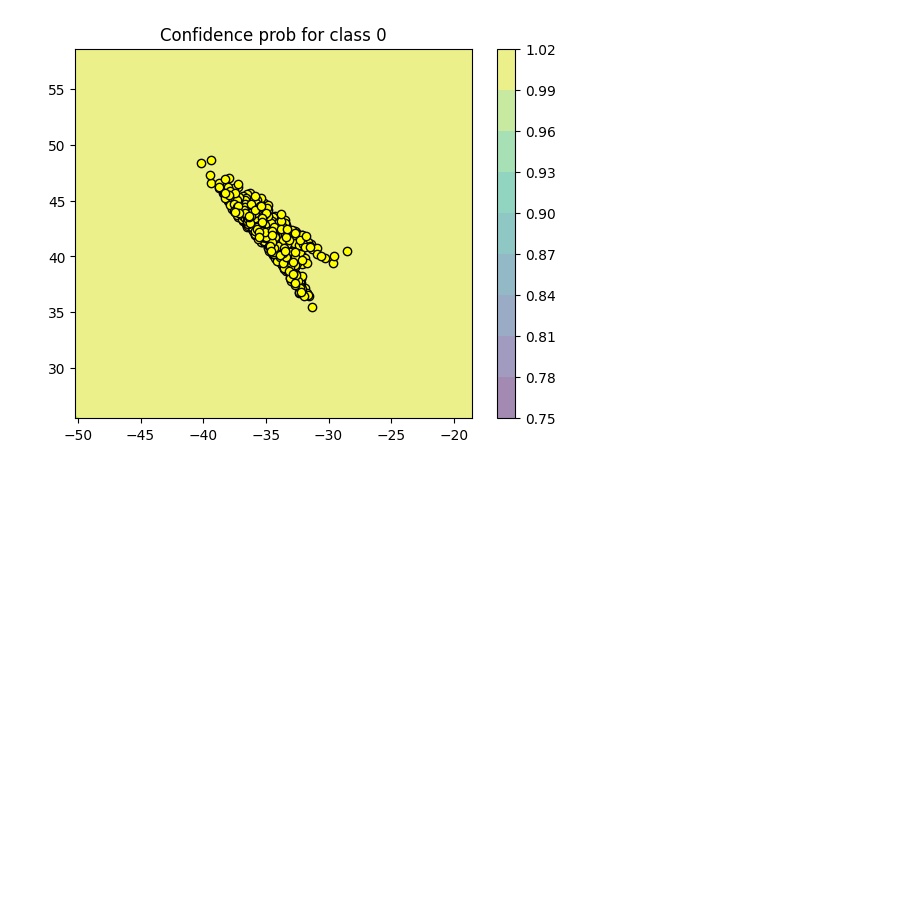
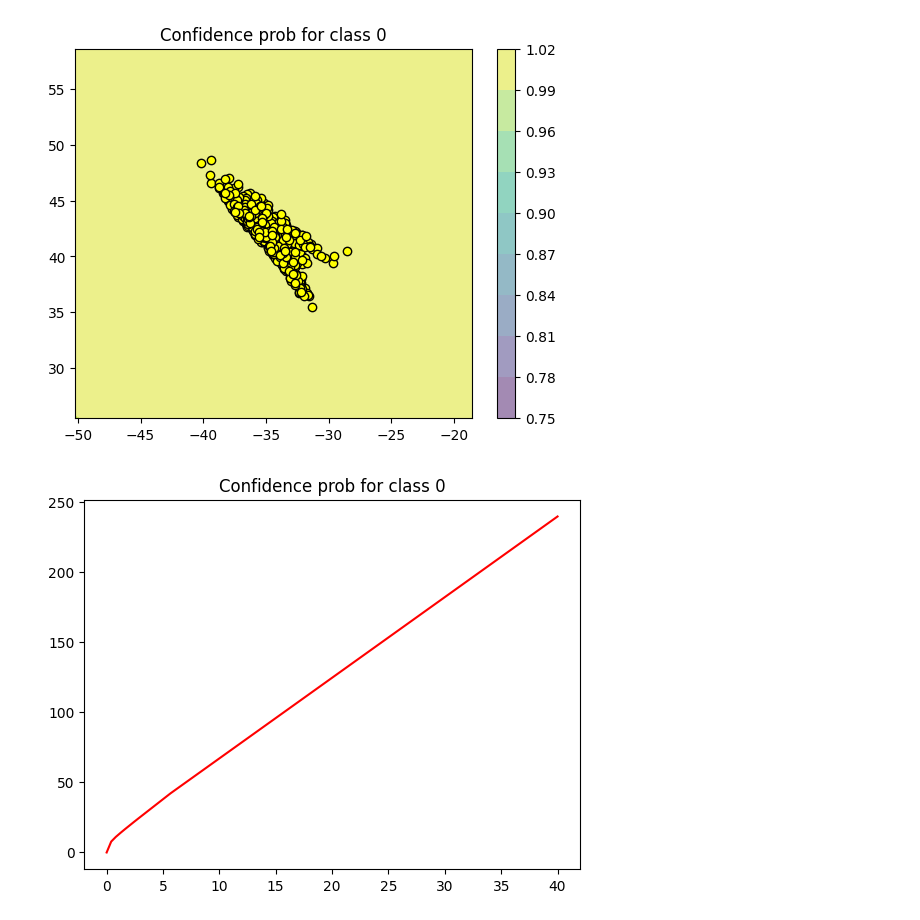
Before and after one commit to CristianManta/classifier-recovery, a Jupyter notebook: gmm-classifier-debug-learning.ipynb, the cells around one changed output. Saved outputs shown, nothing was run; the diff lists cells and outputs as text; code cells hidden in the pictures; blank space fills up the shorter version.

Commit message:
add logit curve

```diff
--- a/gmm-classifier-debug-learning.ipynb
+++ b/gmm-classifier-debug-learning.ipynb
@@ -69,3 +69,50 @@ saved_samples = torch.load('saved_samples/gmm-isotropic-4-components-logits-only
 plot_confidence_prob_dem_samples(model, saved_samples[-1], np.zeros(saved_samples[-1].shape[0]))
 # %% [output]
 [figure]
+# %%
+# plotting the logits along a curve of the form (-t, t)
+t = np.linspace(0, 40, 100)
+x = -t
+y = t
+
+def plot_confidence_prob_dem_samples_curve(model, X, y, _x, _y):
+    """Plots confidence score
+    """
+    cls = 0
+    band = 10
+
+    x_min, x_max = X[:, 0].min() - band, X[:, 0].max() + band
+    y_min, y_max = X[:, 1].min() - band, X[:, 1].max() + band
+    xx, yy = np.meshgrid(np.arange(x_min, x_max, 0.01),
+                         np.arange(y_min, y_max, 0.01))
+
+    grid = torch.FloatTensor(np.c_[xx.ravel(), yy.ravel()])
+    grid = grid.to(device)
+    with torch.no_grad():
+        logits = model(grid)
+        probs = nn.functional.softmax(logits, dim=1)
+        Z = probs[:, cls]
+        Z = Z.reshape(xx.shape)
+
+    plt.contourf(xx, yy, Z.cpu().numpy(), alpha=0.5)
+    plt.colorbar()
+    plt.scatter(X[:, 0], X[:, 1], color='yellow', edgecolors='k')
+    plt.plot(_x, _y, color='red')
+    plt.title(f"Confidence prob for class {cls}")
+    plt.show()
+
+def plot_logits_curve(model, _x, _y):
+    """Plots confidence score
+    """
+    cls = 0
+    with torch.no_grad():
+        logits = model(torch.FloatTensor(np.c_[_x, _y]).to(device))
+        Z = logits[:, cls]
+
+    plt.plot(t, Z.cpu().numpy(), color='red')
+    plt.title(f"Confidence prob for class {cls}")
+    plt.show()
+
+plot_logits_curve(model, x, y)
+# %% [output]
+[figure, added]
```
